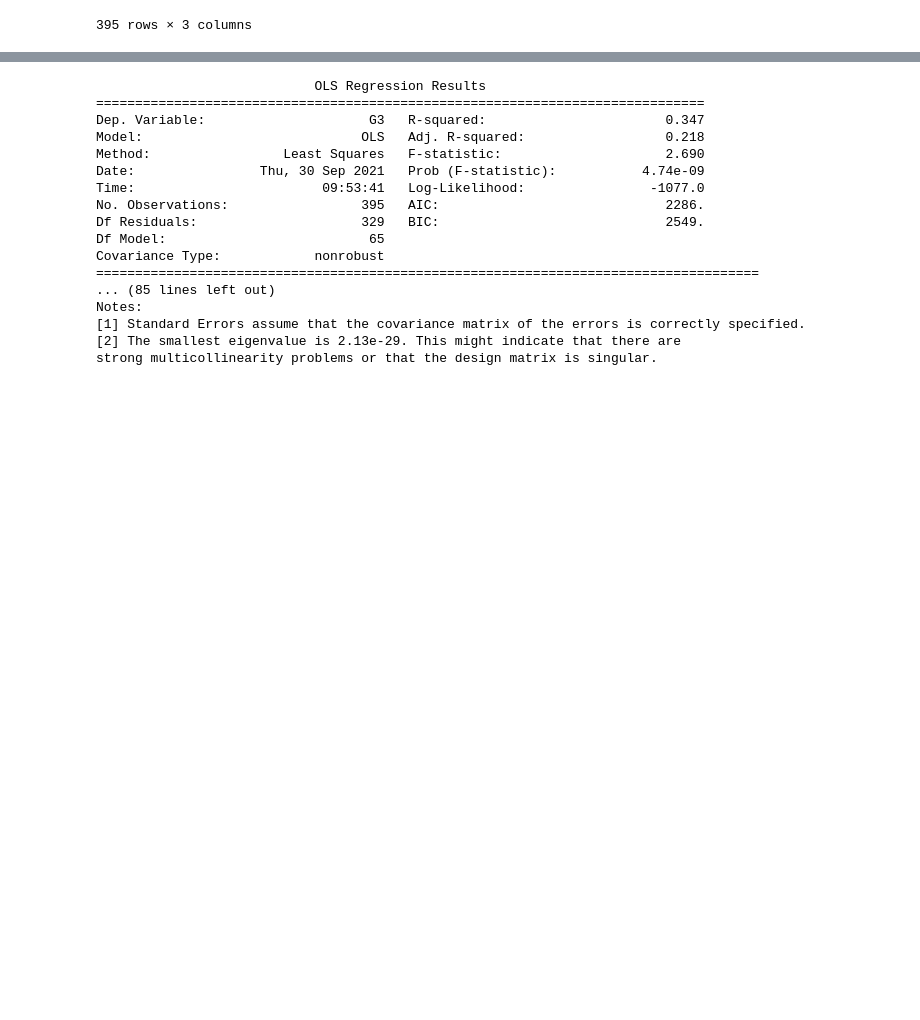
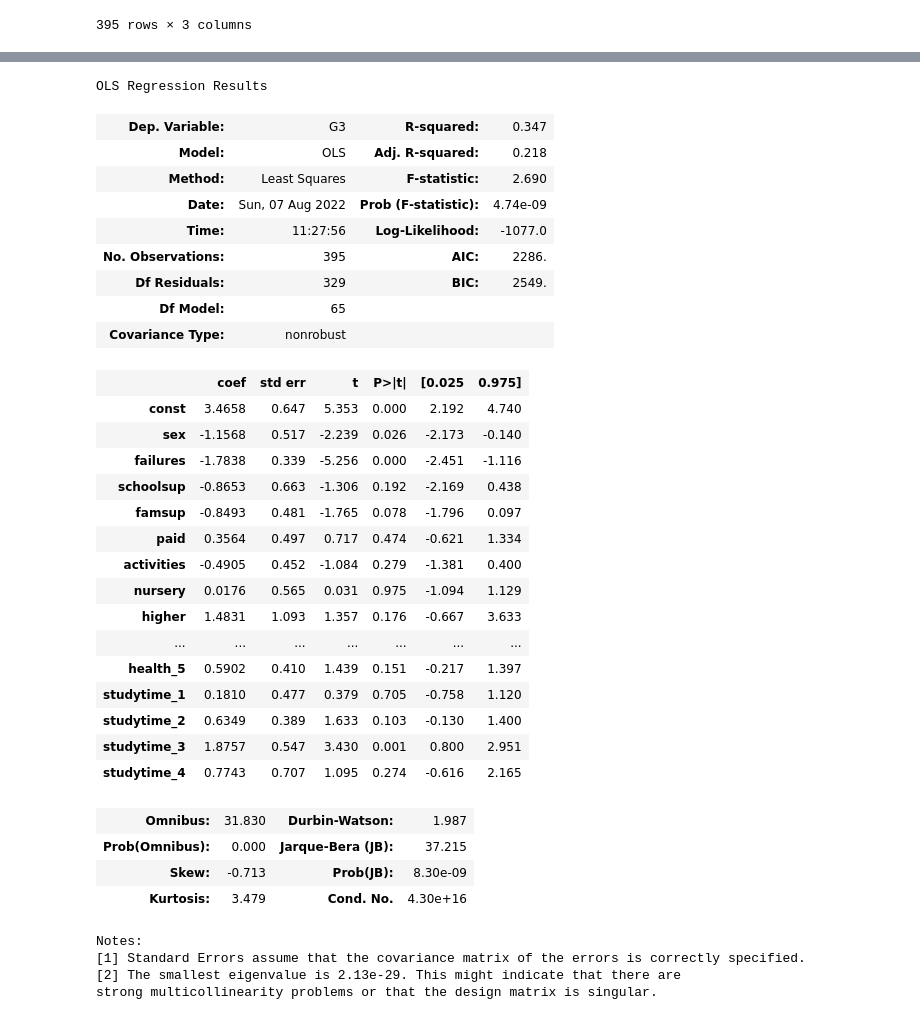
Before and after one commit to Gal-Gilor/Student-Performance-Estimation, a Jupyter notebook: notebooks/exploratory_notebook.ipynb, the cells around one changed output, grey strips where cells are left out. Saved outputs shown, nothing was run; the diff lists cells and outputs as text; code cells hidden in the pictures; blank space fills up the shorter version.

```diff
--- a/notebooks/exploratory_notebook.ipynb
+++ b/notebooks/exploratory_notebook.ipynb
@@ -645,27 +623,44 @@ strong multicollinearity problems or that the design matrix is singular.
 # %%
 X1 = processed.drop(['G3', 'G1', 'G2'], axis=1)
 y = processed['G3'].copy(deep=True)
 
 X1 = sm.add_constant(X1)
 
 #fitting the variables to model
 results = sm.OLS(y,X1).fit()
-print(results.summary())
+results.summary()
 # %% [output]
-                            OLS Regression Results
-==============================================================================
-Dep. Variable:                     G3   R-squared:                       0.347
-Model:                            OLS   Adj. R-squared:                  0.218
-Method:                 Least Squares   F-statistic:                     2.690
-Date:                Thu, 30 Sep 2021   Prob (F-statistic):           4.74e-09
-Time:                        09:53:41   Log-Likelihood:                -1077.0
-No. Observations:                 395   AIC:                             2286.
-Df Residuals:                     329   BIC:                             2549.
-Df Model:                          65
-Covariance Type:            nonrobust
-=====================================================================================
-... (85 lines left out)
-Notes:
-[1] Standard Errors assume that the covariance matrix of the errors is correctly specified.
-[2] The smallest eigenvalue is 2.13e-29. This might indicate that there are
-strong multicollinearity problems or that the design matrix is singular.
+OLS Regression Results
+| Dep. Variable: | G3 | R-squared: | 0.347 |
+| Model: | OLS | Adj. R-squared: | 0.218 |
+| Method: | Least Squares | F-statistic: | 2.690 |
+| Date: | Sun, 07 Aug 2022 | Prob (F-statistic): | 4.74e-09 |
+| Time: | 11:27:56 | Log-Likelihood: | -1077.0 |
+| No. Observations: | 395 | AIC: | 2286. |
+| Df Residuals: | 329 | BIC: | 2549. |
+| Df Model: | 65 |  |  |
+| Covariance Type: | nonrobust |  |  |
+|  | coef | std err | t | P>|t| | [0.025 | 0.975] |
+| const | 3.4658 | 0.647 | 5.353 | 0.000 | 2.192 | 4.740 |
+| sex | -1.1568 | 0.517 | -2.239 | 0.026 | -2.173 | -0.140 |
+| failures | -1.7838 | 0.339 | -5.256 | 0.000 | -2.451 | -1.116 |
+| schoolsup | -0.8653 | 0.663 | -1.306 | 0.192 | -2.169 | 0.438 |
+| famsup | -0.8493 | 0.481 | -1.765 | 0.078 | -1.796 | 0.097 |
+| paid | 0.3564 | 0.497 | 0.717 | 0.474 | -0.621 | 1.334 |
+| activities | -0.4905 | 0.452 | -1.084 | 0.279 | -1.381 | 0.400 |
+| nursery | 0.0176 | 0.565 | 0.031 | 0.975 | -1.094 | 1.129 |
+| higher | 1.4831 | 1.093 | 1.357 | 0.176 | -0.667 | 3.633 |
+| ... | ... | ... | ... | ... | ... | ... |
+| health_5 | 0.5902 | 0.410 | 1.439 | 0.151 | -0.217 | 1.397 |
+| studytime_1 | 0.1810 | 0.477 | 0.379 | 0.705 | -0.758 | 1.120 |
+| studytime_2 | 0.6349 | 0.389 | 1.633 | 0.103 | -0.130 | 1.400 |
+| studytime_3 | 1.8757 | 0.547 | 3.430 | 0.001 | 0.800 | 2.951 |
+| studytime_4 | 0.7743 | 0.707 | 1.095 | 0.274 | -0.616 | 2.165 |
+| Omnibus: | 31.830 | Durbin-Watson: | 1.987 |
+| Prob(Omnibus): | 0.000 | Jarque-Bera (JB): | 37.215 |
+| Skew: | -0.713 | Prob(JB): | 8.30e-09 |
+| Kurtosis: | 3.479 | Cond. No. | 4.30e+16 |
+Notes:
+[1] Standard Errors assume that the covariance matrix of the errors is correctly specified.
+[2] The smallest eigenvalue is 2.13e-29. This might indicate that there are
+strong multicollinearity problems or that the design matrix is singular.
```
Also changed, not shown: parts of 12 cells of this notebook.
